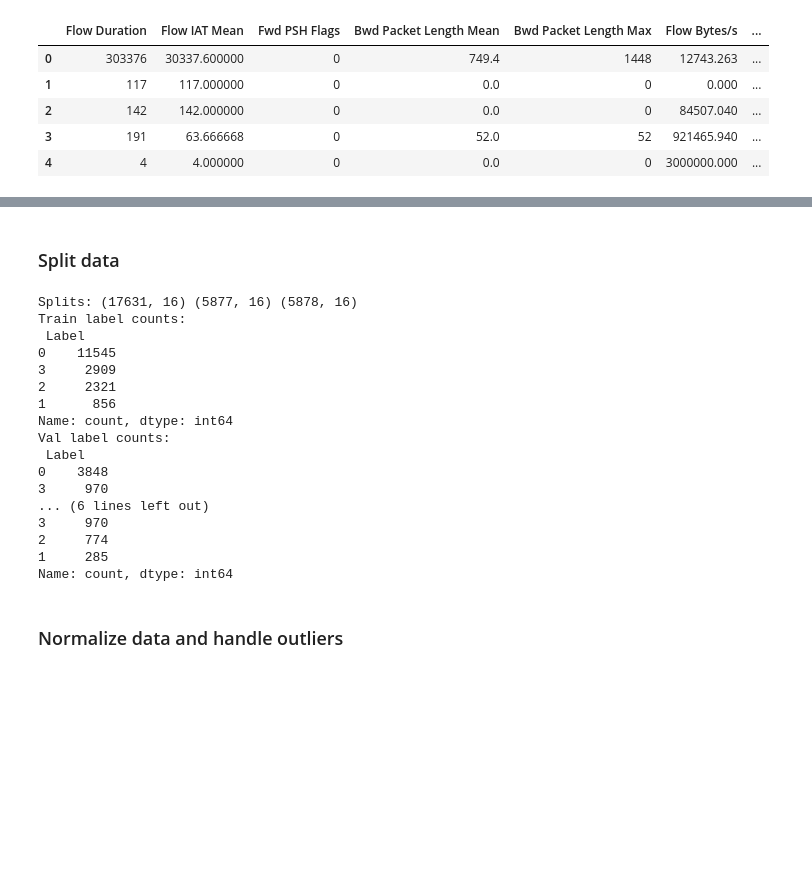
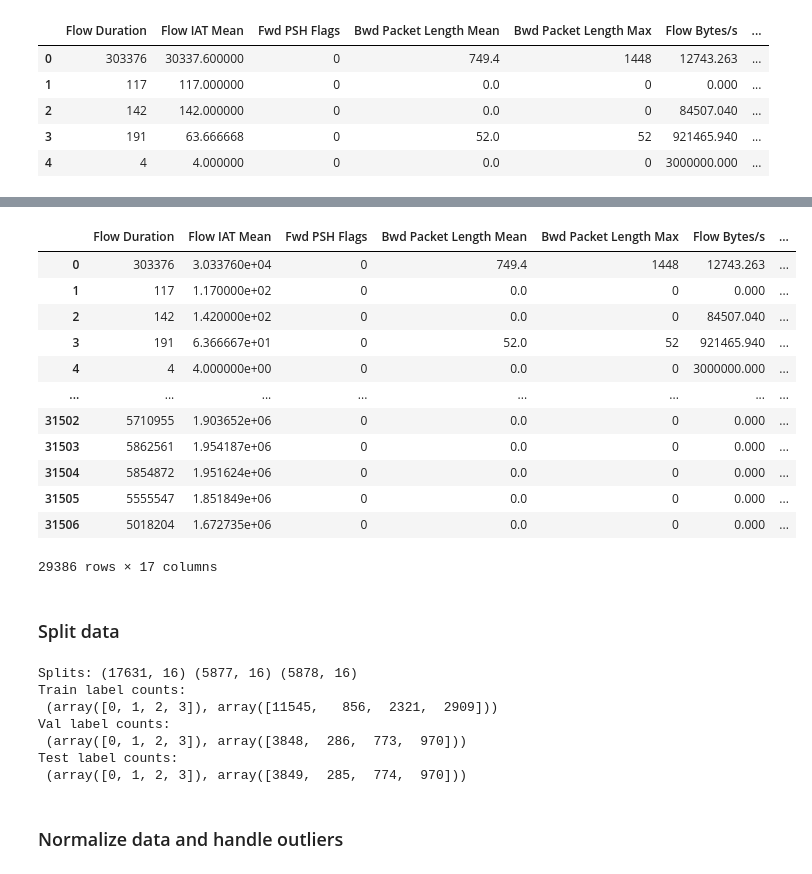
Before and after one commit to AImSecure/Laboratory1, a Jupyter notebook: lab/notebooks/Lab1_FFNN.ipynb, the cells around one changed output, grey strips where cells are left out. Cells and saved outputs as stored; diff of their text form; code cells hidden in the pictures; blank space fills up the shorter version.

```diff
--- a/lab/notebooks/Lab1_FFNN.ipynb
+++ b/lab/notebooks/Lab1_FFNN.ipynb
@@ -313,3 +357,19 @@ df.head()
+# %%
+df
+# %% [output]
+|  | Flow Duration | Flow IAT Mean | Fwd PSH Flags | Bwd Packet Length Mean | Bwd Packet Length Max | Flow Bytes/s | ... |
+| 0 | 303376 | 3.033760e+04 | 0 | 749.4 | 1448 | 12743.263 | ... |
+| 1 | 117 | 1.170000e+02 | 0 | 0.0 | 0 | 0.000 | ... |
+| 2 | 142 | 1.420000e+02 | 0 | 0.0 | 0 | 84507.040 | ... |
+| 3 | 191 | 6.366667e+01 | 0 | 52.0 | 52 | 921465.940 | ... |
+| 4 | 4 | 4.000000e+00 | 0 | 0.0 | 0 | 3000000.000 | ... |
+| ... | ... | ... | ... | ... | ... | ... | ... |
+| 31502 | 5710955 | 1.903652e+06 | 0 | 0.0 | 0 | 0.000 | ... |
+| 31503 | 5862561 | 1.954187e+06 | 0 | 0.0 | 0 | 0.000 | ... |
+| 31504 | 5854872 | 1.951624e+06 | 0 | 0.0 | 0 | 0.000 | ... |
+| 31505 | 5555547 | 1.851849e+06 | 0 | 0.0 | 0 | 0.000 | ... |
+| 31506 | 5018204 | 1.672735e+06 | 0 | 0.0 | 0 | 0.000 | ... |
+29386 rows × 17 columns
 # %% [markdown]
 ### Split data
 # %%
@@ -318,8 +378,8 @@ df.head()
 # Split features/target
 label_col = 'Label'
 feature_cols = [c for c in df.columns if c != label_col]
-X = df[feature_cols]
-y = df[label_col]
+X = df[feature_cols].values
+y = df[label_col].values
 
 # We use a stratified approach due to the class imbalance
 
@@ -331,26 +391,16 @@ X_val, X_test, y_val, y_test = train_test_split(
     X_tmp, y_tmp, test_size=0.5, stratify=y_tmp, random_state=42
 )
 print("Splits:", X_train.shape, X_val.shape, X_test.shape)
-print("Train label counts:\n", y_train.value_counts())
-print("Val label counts:\n", y_val.value_counts())
-print("Test label counts:\n", y_test.value_counts())
+print("Train label counts:\n", np.unique(y_train, return_counts=True))
+print("Val label counts:\n", np.unique(y_val, return_counts=True))
+print("Test label counts:\n", np.unique(y_test, return_counts=True))
 # %% [output]
 Splits: (17631, 16) (5877, 16) (5878, 16)
 Train label counts:
- Label
-0    11545
-3     2909
-2     2321
-1      856
-Name: count, dtype: int64
+ (array([0, 1, 2, 3]), array([11545,   856,  2321,  2909]))
 Val label counts:
- Label
-0    3848
-3     970
-... (6 lines left out)
-3     970
-2     774
-1     285
-Name: count, dtype: int64
+ (array([0, 1, 2, 3]), array([3848,  286,  773,  970]))
+Test label counts:
+ (array([0, 1, 2, 3]), array([3849,  285,  774,  970]))
 # %% [markdown]
 ### Normalize data and handle outliers
```
Also changed, not shown: parts of 18 cells of this notebook.
